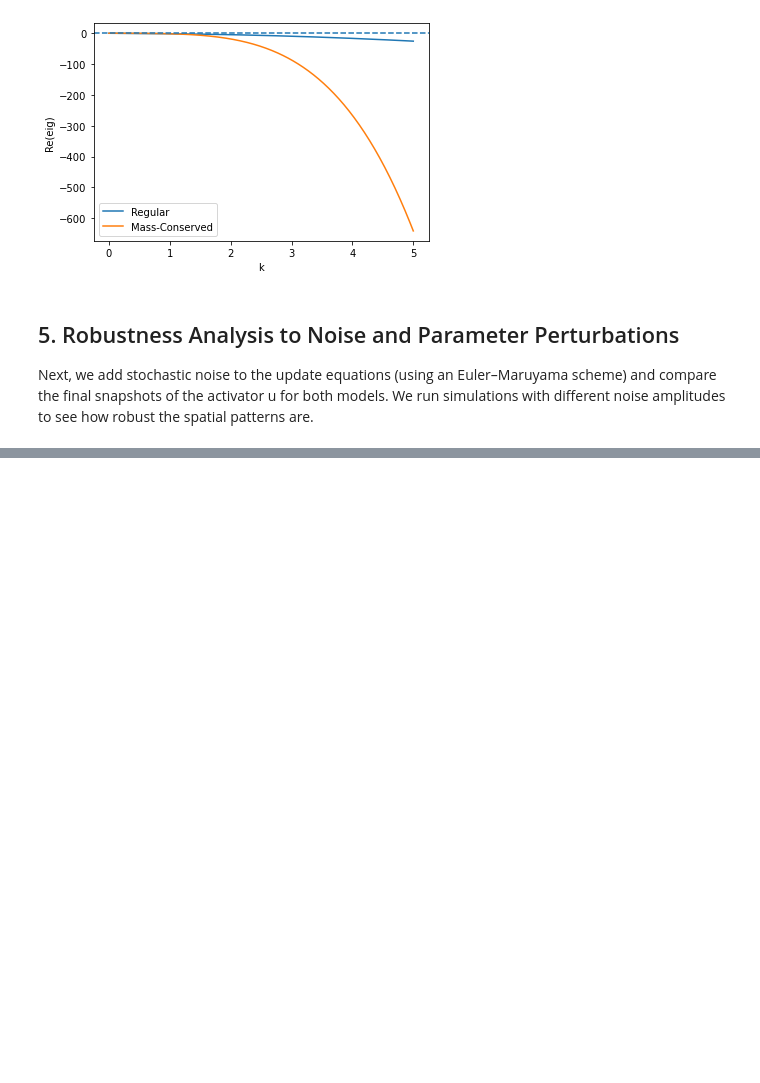
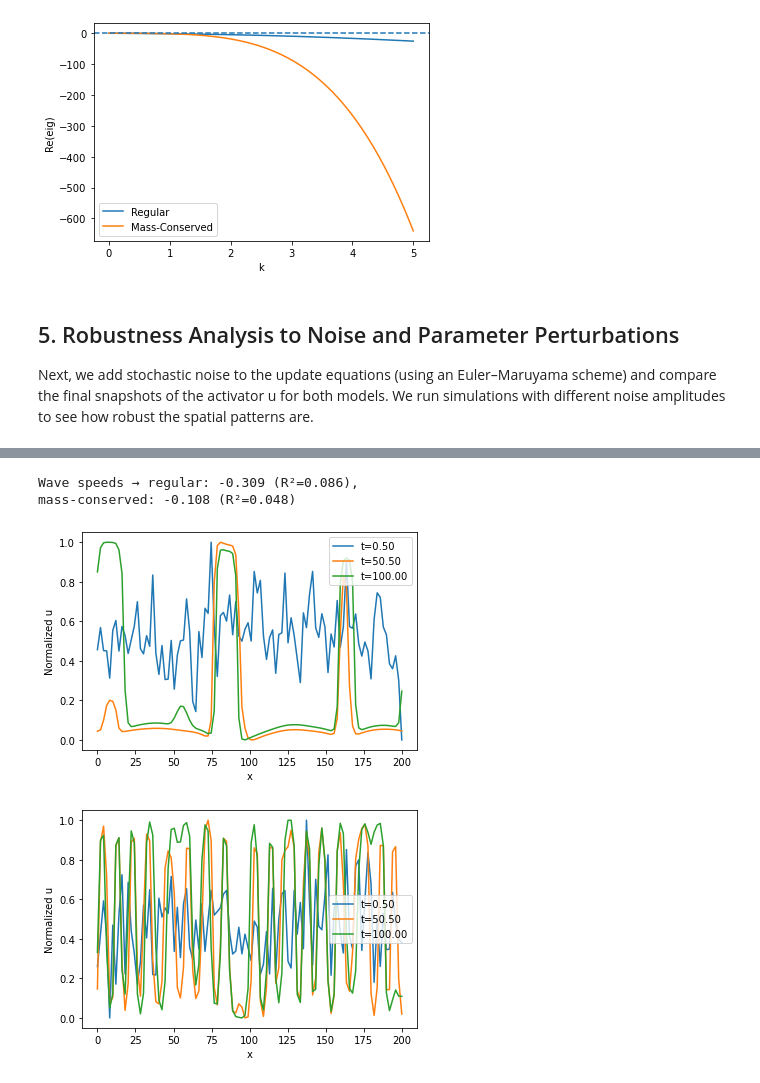
Before and after one commit to RedaElassooudi/Dynamics-and-Waves-in-Regular-vs.-Mass-Conserved-FitzHugh-Nagumo-Systems, a Jupyter notebook: code/fhn_model.ipynb, the cells around one changed output, grey strips where cells are left out. Saved outputs shown, nothing was run; the diff lists cells and outputs as text; code cells hidden in the pictures; blank space fills up the shorter version.

```diff
--- a/code/fhn_model.ipynb
+++ b/code/fhn_model.ipynb
@@ -351,0 +384,20 @@ plt.show()
+# %%
+# Wave speed & shape
+# extract middle row
+mid = n_space//2
+u_series_reg = ur[:, mid, :]
+u_series_mc  = um[:, mid, :]
+x = np.linspace(domain[0], domain[1], n_space)
+
+speed_reg, pos_reg, fit_reg = measure_front_speed(u_series_reg, x, tr)
+speed_mc,  pos_mc,  fit_mc  = measure_front_speed(u_series_mc, x, tm)
+print(f"Wave speeds → regular: {speed_reg:.3f} (R²={fit_reg[1]**2:.3f}), ")
+print(f"mass-conserved: {speed_mc:.3f} (R²={fit_mc[1]**2:.3f})")
+
+plot_wave_profiles(u_series_reg, x, tr)
+plot_wave_profiles(u_series_mc, x, tm)
+# %% [output]
+Wave speeds → regular: -0.309 (R²=0.086),
+mass-conserved: -0.108 (R²=0.048)
+[figure, added]
+[figure, added]
```
Also changed, not shown: parts of 17 cells of this notebook.
